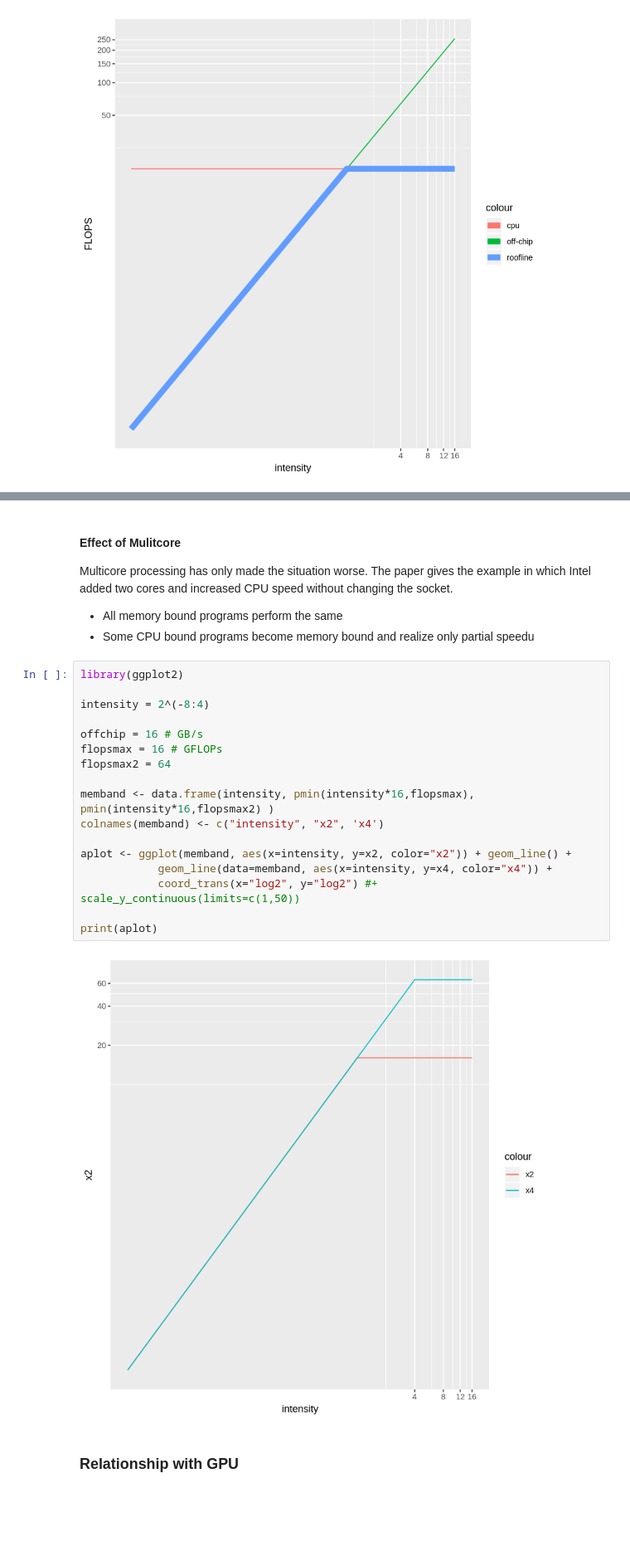
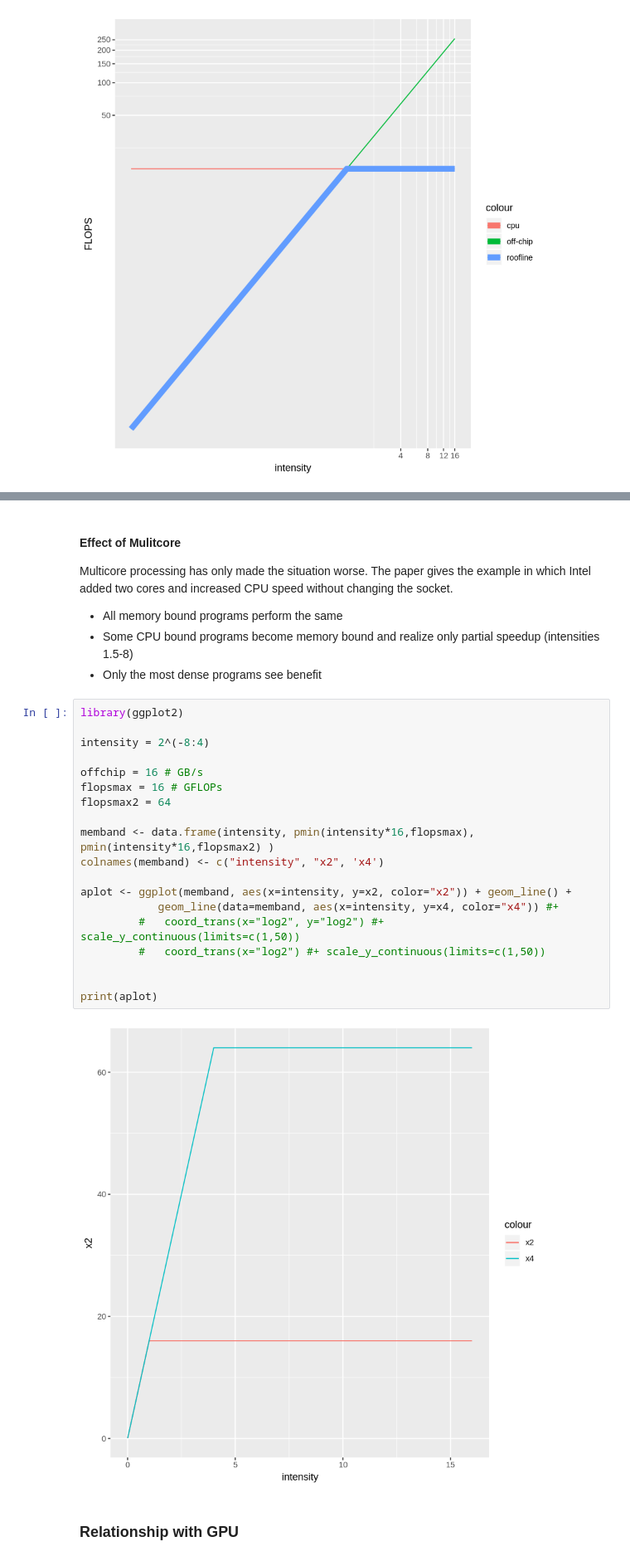
Before and after one commit to randalburns/jhupp-lectures, a Jupyter notebook: code/Untitled.ipynb, the cells around one changed output, grey strips where cells are left out. Shown at 83% size. Drawn from its saved outputs; the diff is of its cells as text; blank space fills up the shorter version.

```diff
--- a/code/Untitled.ipynb
+++ b/code/Untitled.ipynb
@@ -71,25 +71,28 @@ So, the idea is to measure a given programs operational intensity, which will co
 
 Multicore processing has only made the situation worse.  The paper gives the example in which Intel added two cores and increased CPU speed without changing the socket.
   * All memory bound programs perform the same
-  * Some CPU bound programs become memory bound and realize only partial speedu
+  * Some CPU bound programs become memory bound and realize only partial speedup (intensities 1.5-8)
+  * Only the most dense programs see benefit
 # %%
 library(ggplot2)
 
 intensity = 2^(-8:4)
 
 offchip = 16 # GB/s
 flopsmax = 16 # GFLOPs
 flopsmax2 = 64
 
 memband <- data.frame(intensity, pmin(intensity*16,flopsmax), pmin(intensity*16,flopsmax2) )
 colnames(memband) <- c("intensity", "x2", 'x4')
 
 aplot <- ggplot(memband, aes(x=intensity, y=x2, color="x2")) + geom_line() +
-            geom_line(data=memband, aes(x=intensity, y=x4, color="x4")) +
-            coord_trans(x="log2", y="log2") #+ scale_y_continuous(limits=c(1,50))
+            geom_line(data=memband, aes(x=intensity, y=x4, color="x4")) #+
+         #   coord_trans(x="log2", y="log2") #+ scale_y_continuous(limits=c(1,50))
+         #   coord_trans(x="log2") #+ scale_y_continuous(limits=c(1,50))
+
 
 print(aplot)
 # %% [output]
-[figure, old version]
+[figure, new version]
 # %% [markdown]
 ### Relationship with GPU
```
